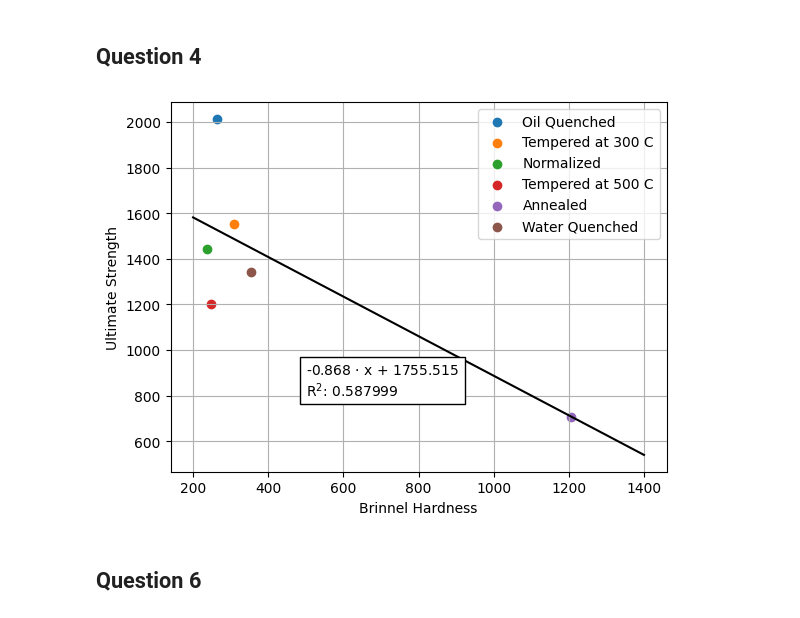
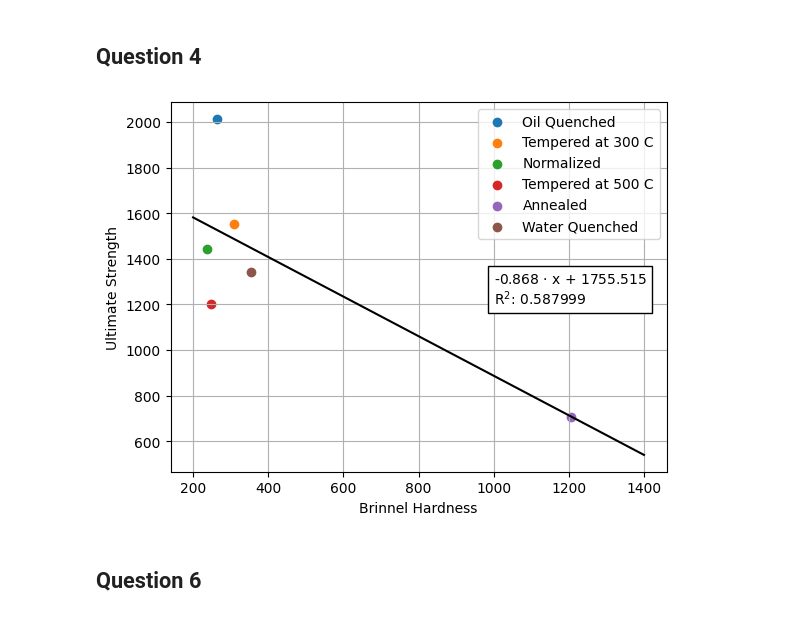
Before and after one commit to nglaser3/NPRE432_Materials, a Jupyter notebook: Lab5/Untitled.ipynb, the cells around one changed output. Drawn from its saved outputs; the diff is of its cells as text; code cells hidden in the pictures.

```diff
--- a/Lab5/Untitled.ipynb
+++ b/Lab5/Untitled.ipynb
@@ -31,11 +32,12 @@ def get_xy(Dict,key):
 
 labels = ['Oil Quenched','Tempered at 300 C','Normalized','Tempered at 500 C','Annealed','Water Quenched']
 for i,key in enumerate(q1dict.keys()):
-    x,y = get_xy(q1dict,key)
-    plt.plot(x,y,label=labels[i])
+    if key == 'NM':
+        x,y = get_xy(q1dict,key)
+        plt.plot(x[:-10],y[:-10],'.',label=labels[i])
 plt.legend()
 plt.grid()
 plt.xlabel('Engineering Strain   [mm/mm]')
 plt.ylabel('Engineering Stress   [MPa]')
-plt.savefig('plots/q1all.png',dpi=600)
+plt.savefig('plots/bs_plot.png',dpi=600)
 # %% [output]
@@ -138,30 +140,29 @@ for l,array in zip(label,[labels,youngs,offset,uts,tough,per_elong,brinn]):
 # %%
 '''if len(brinn) == 6:
     ugly = -2
     brinn.pop(ugly)
     uts.pop(ugly)'''
 
 def ufunc(x,a,b,c):
     return b*np.exp(c*x/1000 - a)
 
 line = lin(brinn,uts)
 pams = sp.optimize.curve_fit(ufunc,brinn,uts)[0]
 func = lambda x : pams[1] * np.exp(x/1000 *pams[2] - pams[0])
 x = np.linspace(200,1400)
 for b,u,l in zip(brinn,uts,labels):
     plt.scatter(b,u,label = l)
-plt.plot(x,line.slope*x + line.intercept,color = 'k')#,label = '{} $\cdot$ x + {}'.format(rd(line.slope),rd(line.intercept)))
-#plt.plot([],[],' ',label = f'R$^{2}$: {rd(line.rvalue**2,6)}')
+plt.plot(x,line.slope*x + line.intercept,color = 'k')
 plt.legend()
 plt.grid()
 plt.xlabel('Brinnel Hardness')
 plt.ylabel('Ultimate Strength')
-plt.text(500,800,f'{rd(line.slope)} $\cdot$ x + {rd(line.intercept)}\nR$^{2}$: {rd(line.rvalue**2,6)}',
+plt.text(1000,1200,f'{rd(line.slope)} $\cdot$ x + {rd(line.intercept)}\nR$^{2}$: {rd(line.rvalue**2,6)}',
          bbox=dict(facecolor='white', edgecolor='black', alpha=1.0))
 plt.savefig('plots/q4.png',dpi=600)
 plt.show()
 # %% [output]
-[figure, old version]
+[figure, new version]
 # %% [markdown]
 ## Question 6
 # %%
```
Also changed, not shown: parts of 3 cells of this notebook.
